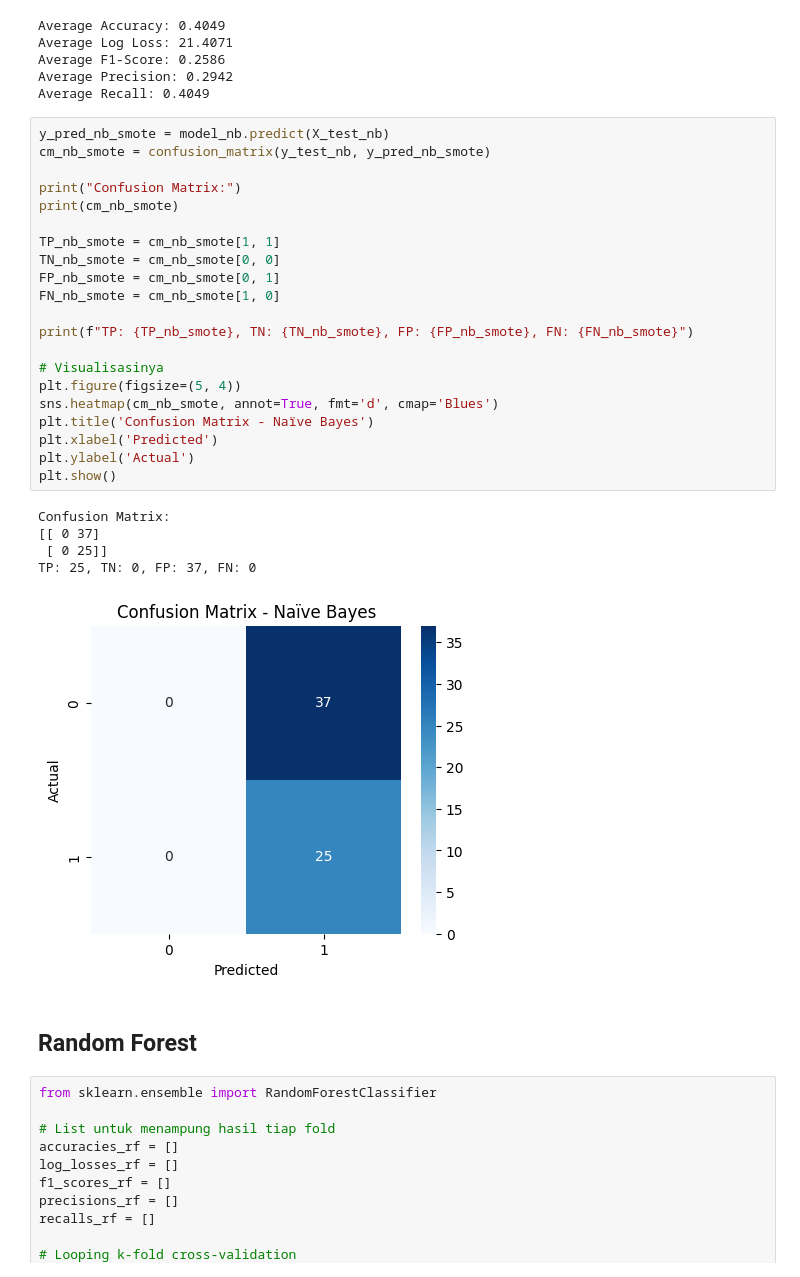
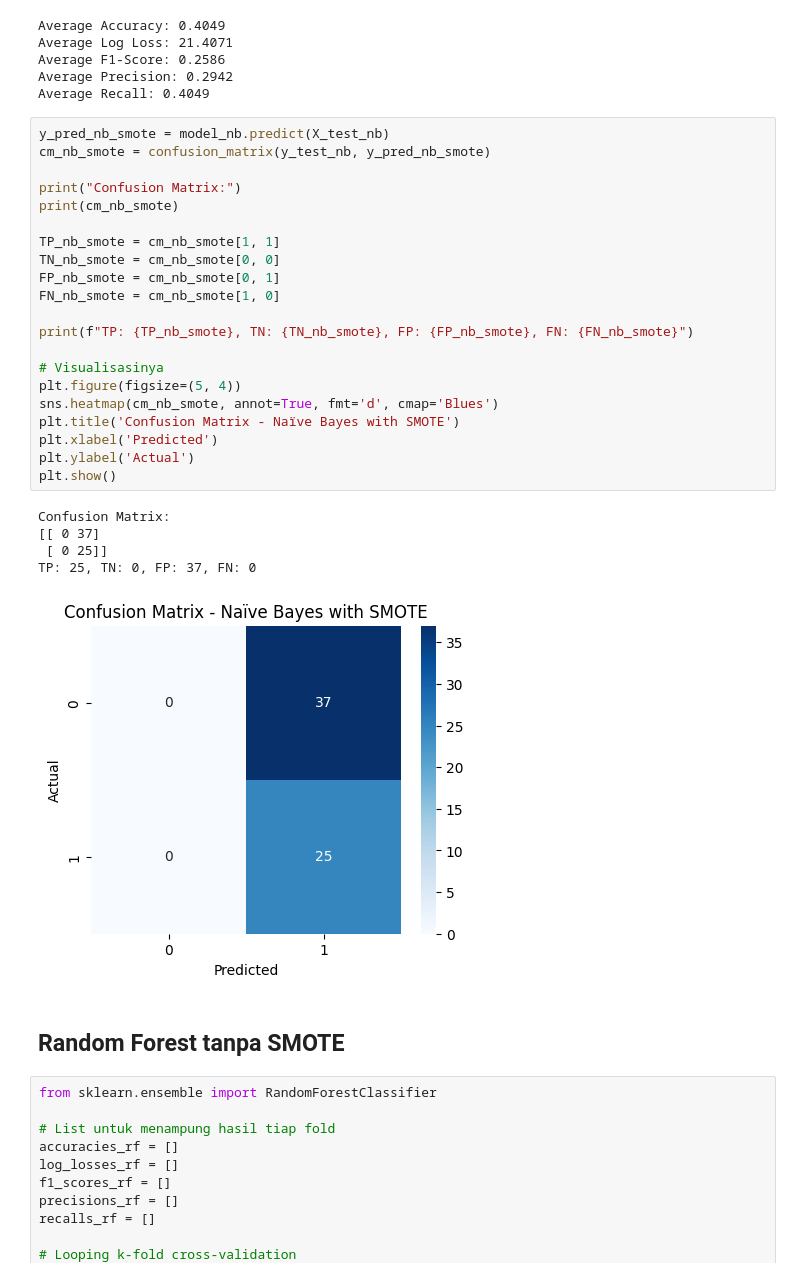
Before and after one commit to yuemway/Prediksi-Penyakit-Jantung, a Jupyter notebook: model/models.ipynb, the cells around one changed output. Cells and saved outputs as stored; diff of their text form.

```diff
--- a/model/models.ipynb
+++ b/model/models.ipynb
@@ -313,32 +313,32 @@ Average Recall: 0.4049
 # %%
 y_pred_nb_smote = model_nb.predict(X_test_nb)
 cm_nb_smote = confusion_matrix(y_test_nb, y_pred_nb_smote)
 
 print("Confusion Matrix:")
 print(cm_nb_smote)
 
 TP_nb_smote = cm_nb_smote[1, 1]
 TN_nb_smote = cm_nb_smote[0, 0]
 FP_nb_smote = cm_nb_smote[0, 1]
 FN_nb_smote = cm_nb_smote[1, 0]
 
 print(f"TP: {TP_nb_smote}, TN: {TN_nb_smote}, FP: {FP_nb_smote}, FN: {FN_nb_smote}")
 
 # Visualisasinya
 plt.figure(figsize=(5, 4))
 sns.heatmap(cm_nb_smote, annot=True, fmt='d', cmap='Blues')
-plt.title('Confusion Matrix - Naïve Bayes')
+plt.title('Confusion Matrix - Naïve Bayes with SMOTE')
 plt.xlabel('Predicted')
 plt.ylabel('Actual')
 plt.show()
 # %% [output]
 Confusion Matrix:
 [[ 0 37]
  [ 0 25]]
 TP: 25, TN: 0, FP: 37, FN: 0
-[figure, old version]
+[figure, new version]
 # %% [markdown]
-## Random Forest
+## Random Forest tanpa SMOTE
 # %%
 from sklearn.ensemble import RandomForestClassifier
 
```
Also changed, not shown: parts of 7 cells of this notebook, 5 other files.
